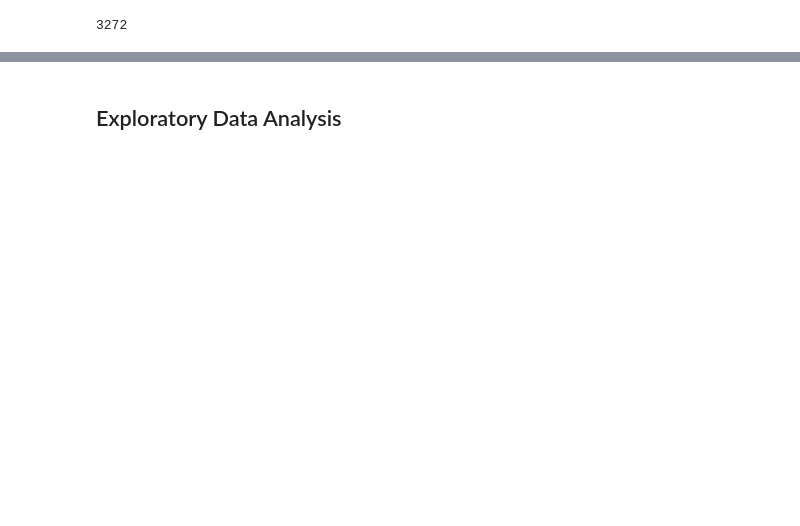
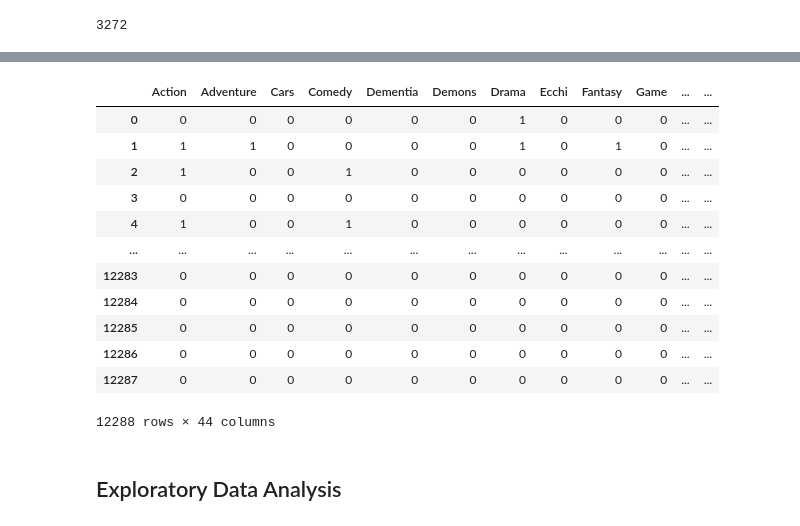
Before and after one commit to nclee17/Machine-Learning-Anime-Recommendation, a Jupyter notebook: Machine Learning.ipynb, the cells around one changed output, grey strips where cells are left out. Drawn from its saved outputs; the diff is of its cells as text; code cells hidden in the pictures; blank space fills up the shorter version.

Commit message:
Dummies

```diff
--- a/Machine Learning.ipynb
+++ b/Machine Learning.ipynb
@@ -246,3 +273,23 @@ Name: genre, Length: 3272, dtype: float64
+# %%
+# splitting the multiple genre
+dummies=anime.genre.str.split(", ", expand=True)
+# %%
+# making dummies columns
+dummies=dummies.stack().str.get_dummies().sum(level=0)
+# %% [output]
+|  | Action | Adventure | Cars | Comedy | Dementia | Demons | Drama | Ecchi | Fantasy | Game | ... | ... |
+| 0 | 0 | 0 | 0 | 0 | 0 | 0 | 1 | 0 | 0 | 0 | ... | ... |
+| 1 | 1 | 1 | 0 | 0 | 0 | 0 | 1 | 0 | 1 | 0 | ... | ... |
+| 2 | 1 | 0 | 0 | 1 | 0 | 0 | 0 | 0 | 0 | 0 | ... | ... |
+| 3 | 0 | 0 | 0 | 0 | 0 | 0 | 0 | 0 | 0 | 0 | ... | ... |
+| 4 | 1 | 0 | 0 | 1 | 0 | 0 | 0 | 0 | 0 | 0 | ... | ... |
+| ... | ... | ... | ... | ... | ... | ... | ... | ... | ... | ... | ... | ... |
+| 12283 | 0 | 0 | 0 | 0 | 0 | 0 | 0 | 0 | 0 | 0 | ... | ... |
+| 12284 | 0 | 0 | 0 | 0 | 0 | 0 | 0 | 0 | 0 | 0 | ... | ... |
+| 12285 | 0 | 0 | 0 | 0 | 0 | 0 | 0 | 0 | 0 | 0 | ... | ... |
+| 12286 | 0 | 0 | 0 | 0 | 0 | 0 | 0 | 0 | 0 | 0 | ... | ... |
+| 12287 | 0 | 0 | 0 | 0 | 0 | 0 | 0 | 0 | 0 | 0 | ... | ... |
+12288 rows × 44 columns
 # %% [markdown]
 ## Exploratory Data Analysis
 # %%
```
Also changed, not shown: parts of 10 cells of this notebook.
